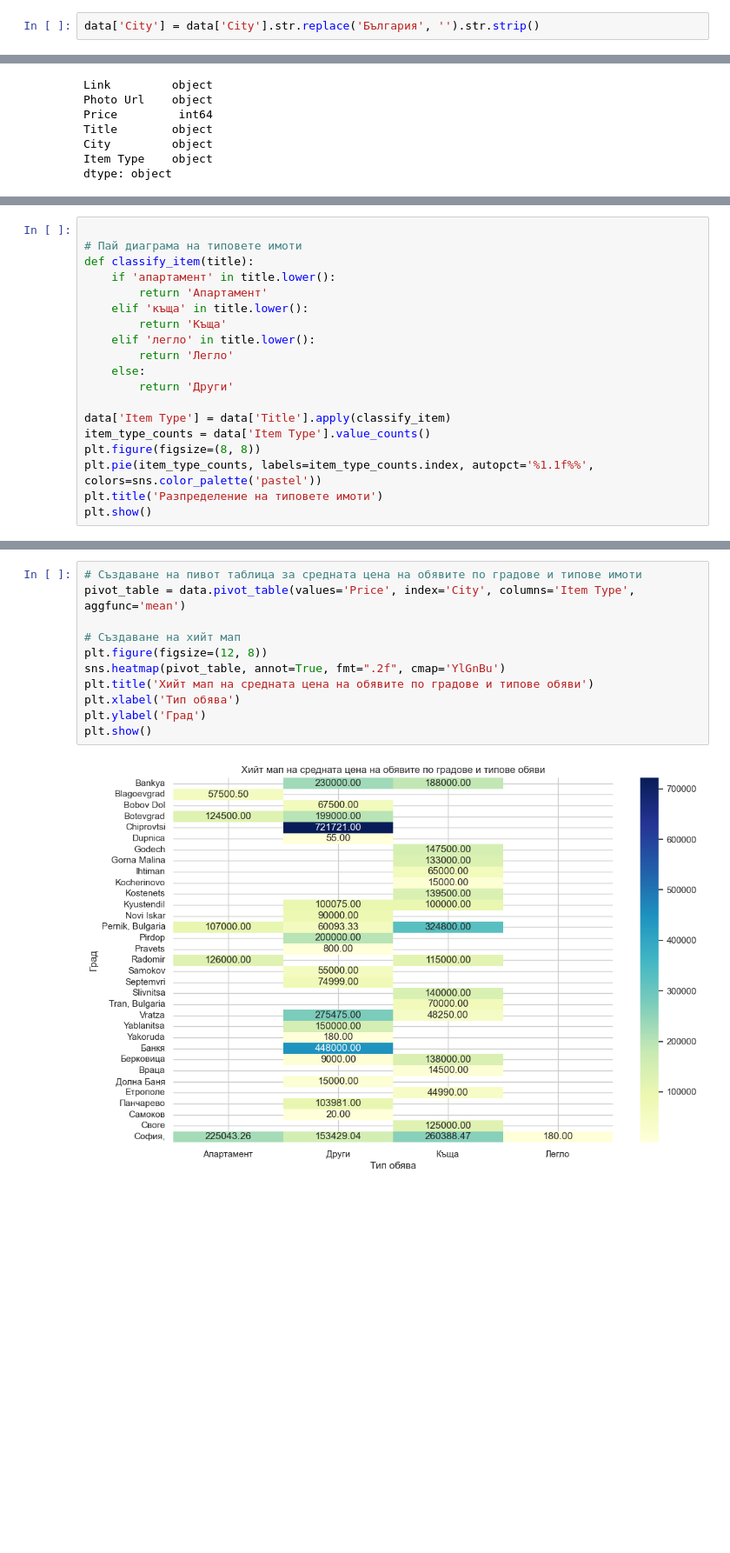
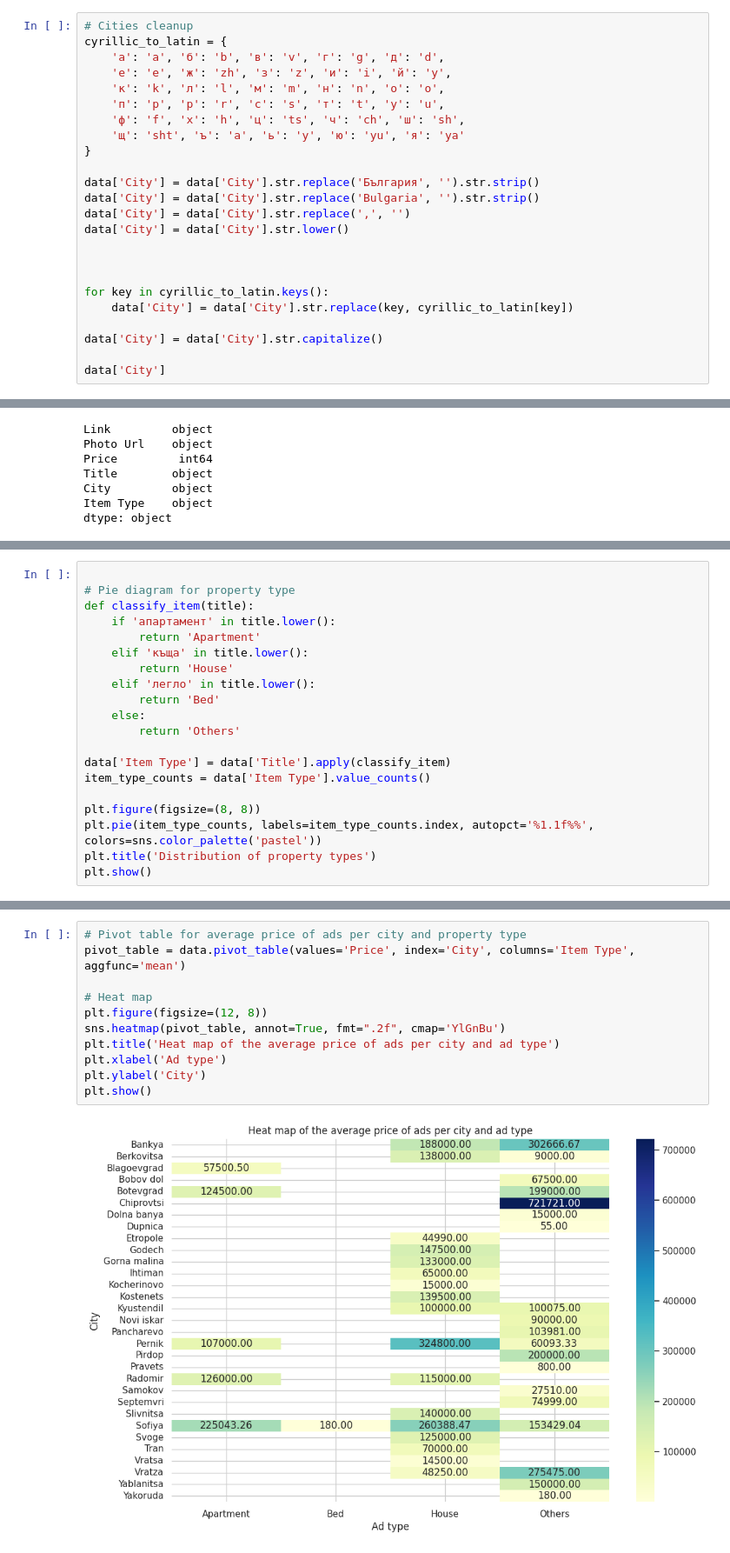
Before and after one commit to savina01/FB_Marketplace_Analysis, a Jupyter notebook: fb_Marketplace.ipynb, the cells around one changed output, grey strips where cells are left out. Shown at 87% size. Cells and saved outputs as stored; diff of their text form; blank space fills up the shorter version.

Commit message:
Fixed minor problems/warnings, translated to English, fixed city names for more accurate data analysis

```diff
--- a/fb_Marketplace.ipynb
+++ b/fb_Marketplace.ipynb
@@ -94,2 +100,24 @@ def clean_price(price_str):
 # %%
+# Cities cleanup
+cyrillic_to_latin = {
+    'а': 'a', 'б': 'b', 'в': 'v', 'г': 'g', 'д': 'd',
+    'е': 'e', 'ж': 'zh', 'з': 'z', 'и': 'i', 'й': 'y',
+    'к': 'k', 'л': 'l', 'м': 'm', 'н': 'n', 'о': 'o',
+    'п': 'p', 'р': 'r', 'с': 's', 'т': 't', 'у': 'u',
+    'ф': 'f', 'х': 'h', 'ц': 'ts', 'ч': 'ch', 'ш': 'sh',
+    'щ': 'sht', 'ъ': 'a', 'ь': 'y', 'ю': 'yu', 'я': 'ya'
+}
+
 data['City'] = data['City'].str.replace('България', '').str.strip()
+data['City'] = data['City'].str.replace('Bulgaria', '').str.strip()
+data['City'] = data['City'].str.replace(',', '')
+data['City'] = data['City'].str.lower()
+
+
+
+for key in cyrillic_to_latin.keys():
+    data['City'] = data['City'].str.replace(key, cyrillic_to_latin[key])
+
+data['City'] = data['City'].str.capitalize()
+
+data['City']
@@ -234,20 +274,21 @@ plt.show()
 # %%
 
-# Пай диаграма на типовете имоти
+# Pie diagram for property type
 def classify_item(title):
     if 'апартамент' in title.lower():
-        return 'Апартамент'
+        return 'Apartment'
     elif 'къща' in title.lower():
-        return 'Къща'
+        return 'House'
     elif 'легло' in title.lower():
-        return 'Легло'
+        return 'Bed'
     else:
-        return 'Други'
+        return 'Others'
 
 data['Item Type'] = data['Title'].apply(classify_item)
 item_type_counts = data['Item Type'].value_counts()
+
 plt.figure(figsize=(8, 8))
 plt.pie(item_type_counts, labels=item_type_counts.index, autopct='%1.1f%%', colors=sns.color_palette('pastel'))
-plt.title('Разпределение на типовете имоти')
+plt.title('Distribution of property types')
 plt.show()
 # %% [output]
@@ -255,13 +296,13 @@ plt.show()
 # %%
-# Създаване на пивот таблица за средната цена на обявите по градове и типове имоти
+# Pivot table for average price of ads per city and property type
 pivot_table = data.pivot_table(values='Price', index='City', columns='Item Type', aggfunc='mean')
 
-# Създаване на хийт мап
+# Heat map
 plt.figure(figsize=(12, 8))
 sns.heatmap(pivot_table, annot=True, fmt=".2f", cmap='YlGnBu')
-plt.title('Хийт мап на средната цена на обявите по градове и типове обяви')
-plt.xlabel('Тип обява')
-plt.ylabel('Град')
+plt.title('Heat map of the average price of ads per city and ad type')
+plt.xlabel('Ad type')
+plt.ylabel('City')
 plt.show()
 # %% [output]
-[figure, old version]
+[figure, new version]
```
Also changed, not shown: parts of 18 cells of this notebook.
